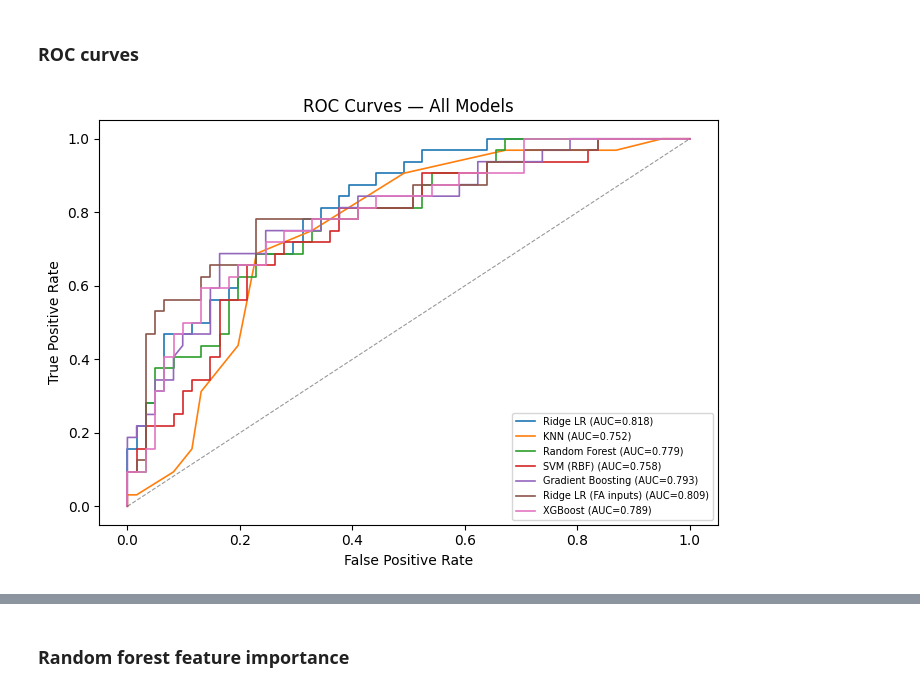
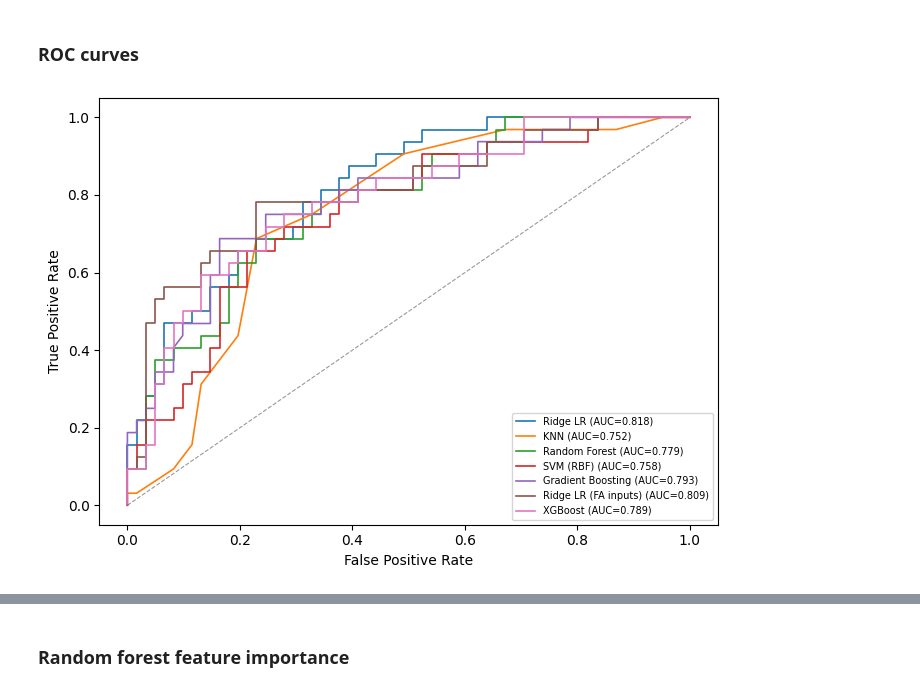
Before and after one commit to ytterbiu/SMM636-ML-a02-heart-disease, a Jupyter notebook: ml-smm636-a02-heart-disease.ipynb, the cells around one changed output, grey strips where cells are left out. Cells and saved outputs as stored; diff of their text form; code cells hidden in the pictures.

```diff
--- a/ml-smm636-a02-heart-disease.ipynb
+++ b/ml-smm636-a02-heart-disease.ipynb
@@ -26,6 +32,9 @@ import numpy as np
 import pandas as pd
 import matplotlib.pyplot as plt
 import seaborn as sns
+
+plt.rcParams['text.antialiased'] = True
+plt.rcParams['font.family'] = 'sans-serif'
 # %%
 # sklearn
 from sklearn.model_selection import (
@@ -1075,19 +1179,19 @@ Ridge LR vs XGBoost                  : p = 1.000
 # %%
 # ROC curves for all models
 fig, ax = plt.subplots(figsize=(7, 5))
 
 for name, r in results.items():
     if r["y_prob"] is not None:
         fpr, tpr, _ = roc_curve(y_test, r["y_prob"])
         ax.plot(fpr, tpr, label=f"{name} (AUC={r['test_auc']:.3f})", linewidth=1.2)
 
 ax.plot([0, 1], [0, 1], "k--", alpha=0.4, linewidth=0.8)
 ax.set_xlabel("False Positive Rate")
 ax.set_ylabel("True Positive Rate")
-ax.set_title("ROC Curves — All Models")
+# ax.set_title("ROC Curves — All Models")
 ax.legend(fontsize=7, loc="lower right")
 plt.tight_layout()
-savefig("fig_roc_curves")
+savefig("fig_roc_curves-old")
 plt.show()
 # %% [output]
-[figure, old version]
+[figure, new version]
```
Also changed, not shown: parts of 19 cells of this notebook, 20 other files.
